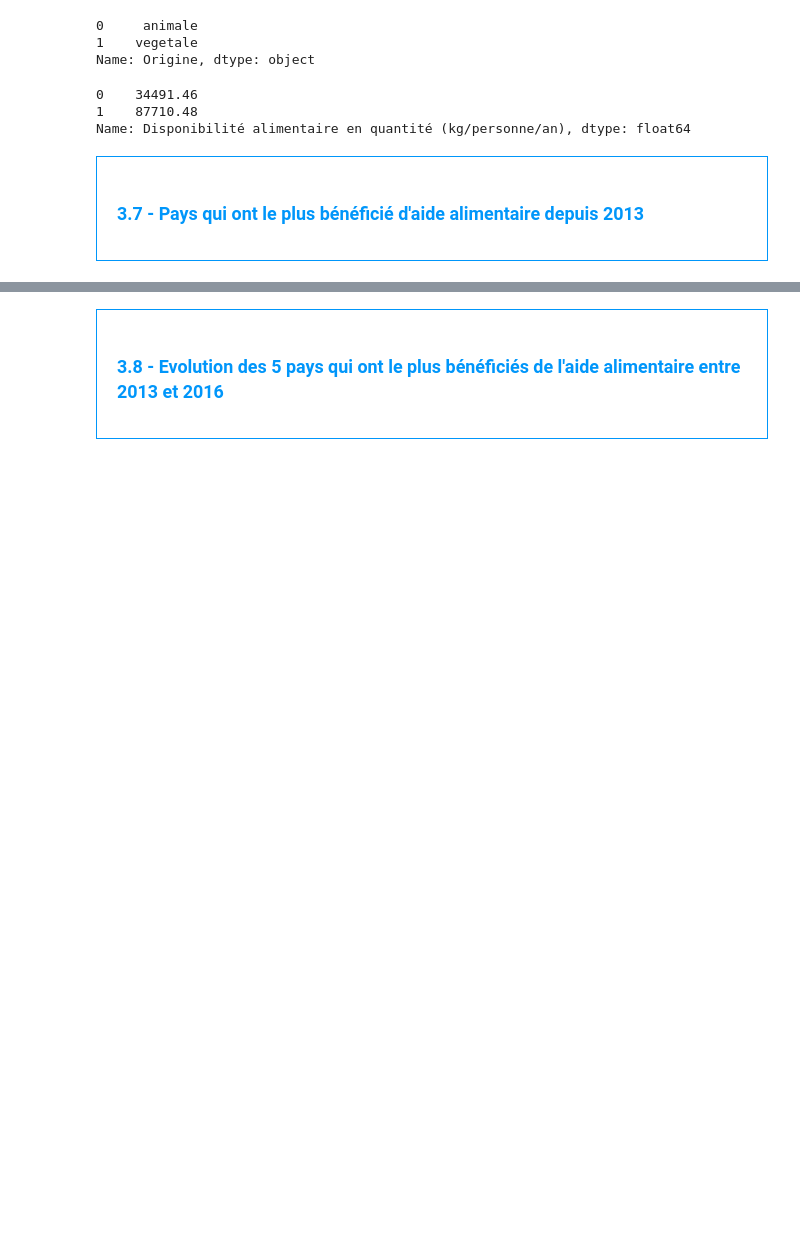
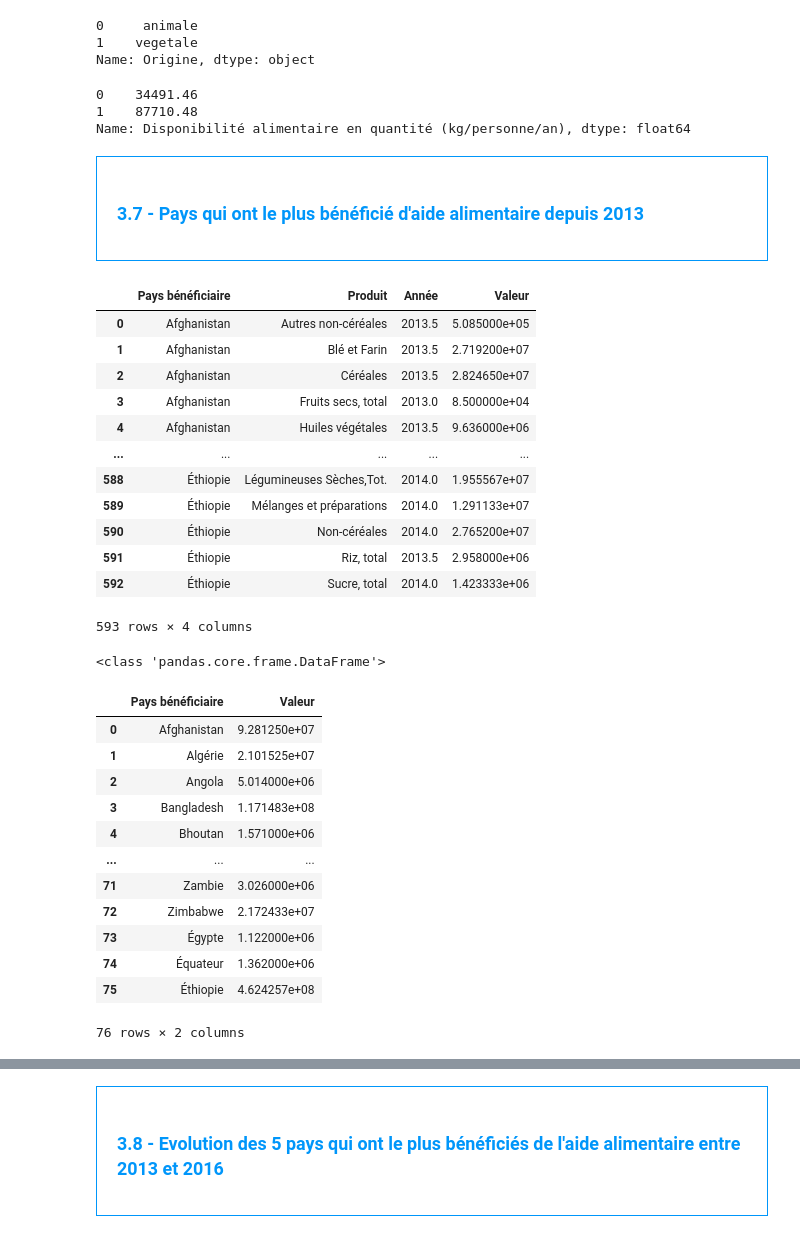
Before and after one commit to ArnaudDescamps/Data-and-AI, a Jupyter notebook: Template+Julien+(1).ipynb, the cells around one changed output, grey strips where cells are left out. Drawn from its saved outputs; the diff is of its cells as text; code cells hidden in the pictures; blank space fills up the shorter version.

```diff
--- a/Template+Julien+(1).ipynb
+++ b/Template+Julien+(1).ipynb
@@ -928,5 +928,46 @@ Name: Disponibilité alimentaire en quantité (kg/personne/an), dtype: float64
 </div>
 # %%
 #calcul du total de l'aide alimentaire par pays
+aide_alimentaire.head()
+
+#check zeros/ NA, pour savoir si moyenne OK
+aide_alimentaire.loc[aide_alimentaire["Valeur"].isna()]["Pays bénéficiaire"].count() # -> pas de nul
+aide_alimentaire.loc[aide_alimentaire["Valeur"] == 0]
+
+# filtrage des zeros et moyenne
+aide_alimentaire_moy:pd.DataFrame = aide_alimentaire.loc[aide_alimentaire["Valeur"] > 0].groupby(["Pays bénéficiaire","Produit"], as_index=False).mean()
+#display(aide_alimentaire_moy)
+#print(type(aide_alimentaire_moy))
+
+aide_alimentaire_pays:pd.DataFrame = aide_alimentaire_moy.groupby("Pays bénéficiaire", as_index = False)["Valeur"].sum()
+display(aide_alimentaire_pays)
+# %% [output]
+|  | Pays bénéficiaire | Produit | Année | Valeur |
+| 0 | Afghanistan | Autres non-céréales | 2013.5 | 5.085000e+05 |
+| 1 | Afghanistan | Blé et Farin | 2013.5 | 2.719200e+07 |
+| 2 | Afghanistan | Céréales | 2013.5 | 2.824650e+07 |
+| 3 | Afghanistan | Fruits secs, total | 2013.0 | 8.500000e+04 |
+| 4 | Afghanistan | Huiles végétales | 2013.5 | 9.636000e+06 |
+| ... | ... | ... | ... | ... |
+| 588 | Éthiopie | Légumineuses Sèches,Tot. | 2014.0 | 1.955567e+07 |
+| 589 | Éthiopie | Mélanges et préparations | 2014.0 | 1.291133e+07 |
+| 590 | Éthiopie | Non-céréales | 2014.0 | 2.765200e+07 |
+| 591 | Éthiopie | Riz, total | 2013.5 | 2.958000e+06 |
+| 592 | Éthiopie | Sucre, total | 2014.0 | 1.423333e+06 |
+593 rows × 4 columns
+<class 'pandas.core.frame.DataFrame'>
+|  | Pays bénéficiaire | Valeur |
+| 0 | Afghanistan | 9.281250e+07 |
+| 1 | Algérie | 2.101525e+07 |
+| 2 | Angola | 5.014000e+06 |
+| 3 | Bangladesh | 1.171483e+08 |
+| 4 | Bhoutan | 1.571000e+06 |
+| ... | ... | ... |
+| 71 | Zambie | 3.026000e+06 |
+| 72 | Zimbabwe | 2.172433e+07 |
+| 73 | Égypte | 1.122000e+06 |
+| 74 | Équateur | 1.362000e+06 |
+| 75 | Éthiopie | 4.624257e+08 |
+76 rows × 2 columns
 # %%
 #affichage après trie des 10 pays qui ont bénéficié le plus de l'aide alimentaire
```
Also changed, not shown: parts of 9 cells of this notebook.
